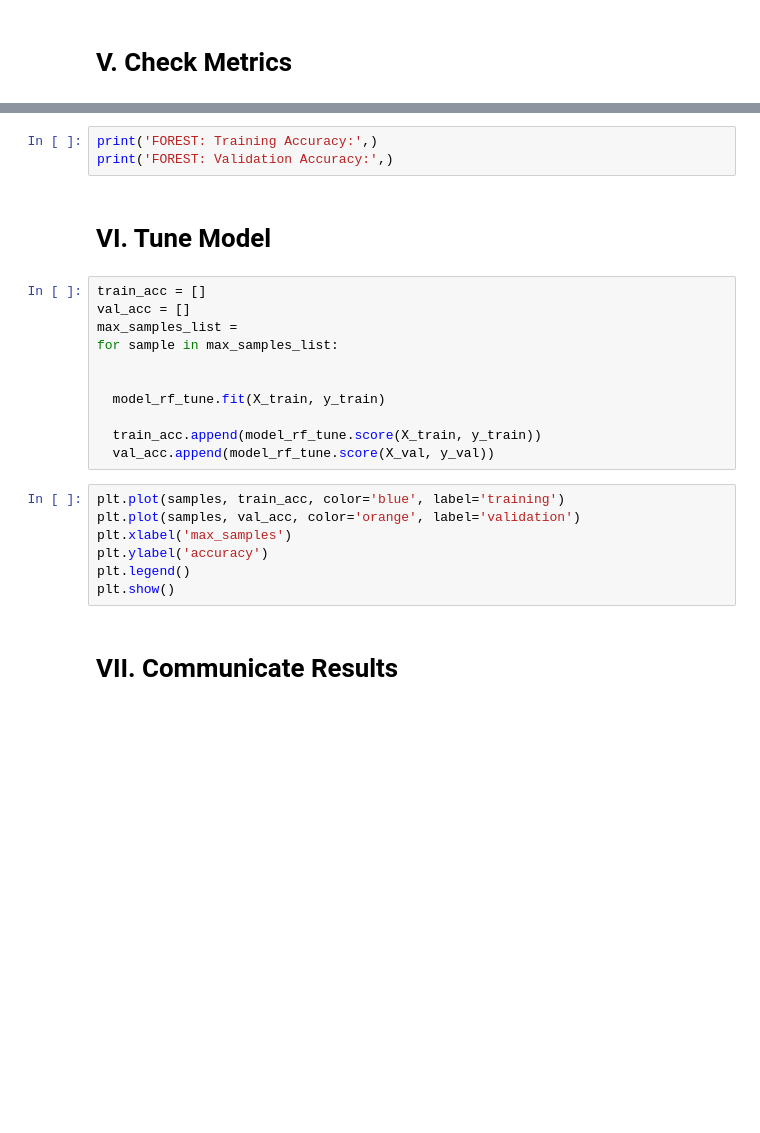
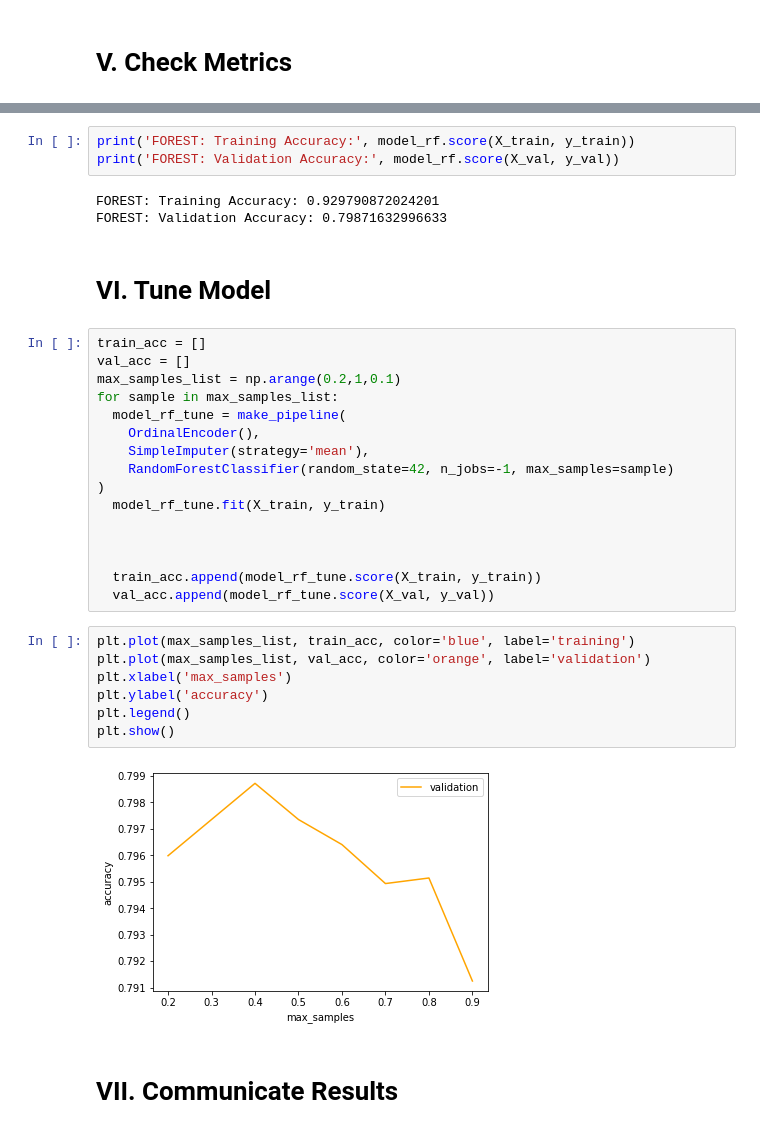
Before and after one commit to Vasanta2002/Data_Wrangling, a Jupyter notebook: JDS_SHR_222_guided_project_notes.ipynb, the cells around one changed output, grey strips where cells are left out. Drawn from its saved outputs; the diff is of its cells as text; blank space fills up the shorter version.

```diff
--- a/JDS_SHR_222_guided_project_notes.ipynb
+++ b/JDS_SHR_222_guided_project_notes.ipynb
@@ -163,26 +180,36 @@ print('TREE: Validation Accuracy:', model_dt.score(X_val, y_val))
 # %%
-print('FOREST: Training Accuracy:',)
-print('FOREST: Validation Accuracy:',)
+print('FOREST: Training Accuracy:', model_rf.score(X_train, y_train))
+print('FOREST: Validation Accuracy:', model_rf.score(X_val, y_val))
+# %% [output]
+FOREST: Training Accuracy: 0.929790872024201
+FOREST: Validation Accuracy: 0.79871632996633
 # %% [markdown]
 # VI. Tune Model
 # %%
 train_acc = []
 val_acc = []
-max_samples_list =
+max_samples_list = np.arange(0.2,1,0.1)
 for sample in max_samples_list:
+  model_rf_tune = make_pipeline(
+    OrdinalEncoder(),
+    SimpleImputer(strategy='mean'),
+    RandomForestClassifier(random_state=42, n_jobs=-1, max_samples=sample)
+)
+  model_rf_tune.fit(X_train, y_train)
 
 
-  model_rf_tune.fit(X_train, y_train)
 
   train_acc.append(model_rf_tune.score(X_train, y_train))
   val_acc.append(model_rf_tune.score(X_val, y_val))
 # %%
-plt.plot(samples, train_acc, color='blue', label='training')
-plt.plot(samples, val_acc, color='orange', label='validation')
+plt.plot(max_samples_list, train_acc, color='blue', label='training')
+plt.plot(max_samples_list, val_acc, color='orange', label='validation')
 plt.xlabel('max_samples')
 plt.ylabel('accuracy')
 plt.legend()
 plt.show()
+# %% [output]
+[figure, added]
 # %% [markdown]
 # VII. Communicate Results
 # %%
```
Also changed, not shown: parts of 12 cells of this notebook.
